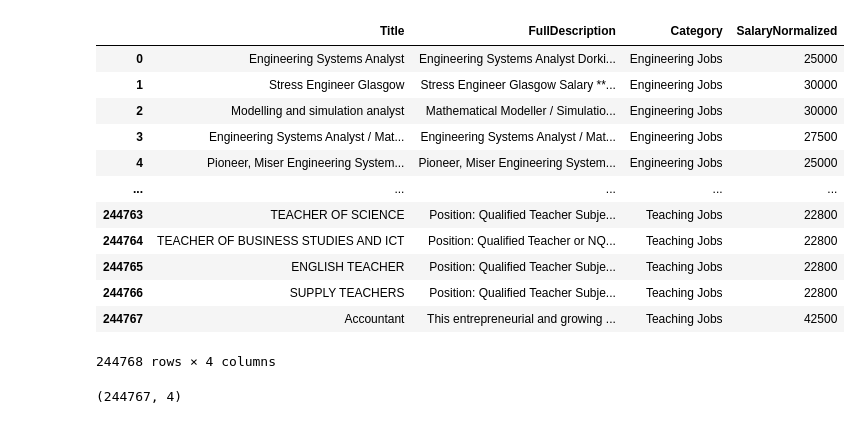
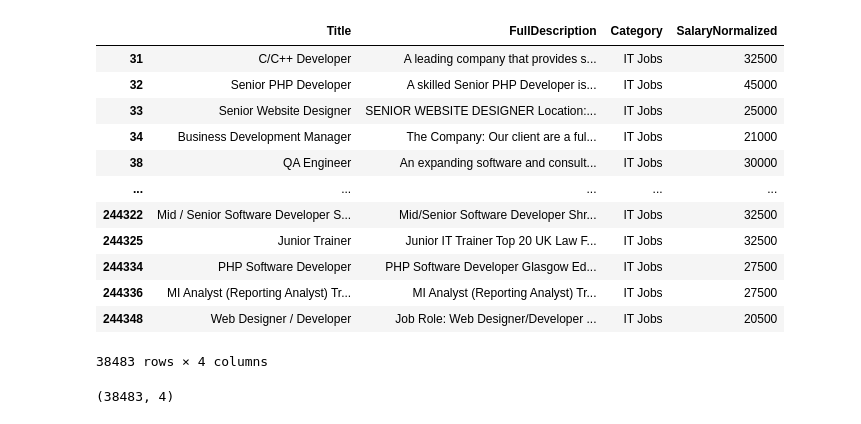
Before and after one commit to NickSzczerb/hooked-on-recruiting, a Jupyter notebook: yan_preprocess/Preprocessing.ipynb, the cells around one changed output. Cells and saved outputs as stored; diff of their text form; code cells hidden in the pictures.

```diff
--- a/yan_preprocess/Preprocessing.ipynb
+++ b/yan_preprocess/Preprocessing.ipynb
@@ -20,28 +21,29 @@ df=pd.read_csv('../raw_data/Train_rev1.csv')
 # %%
 #drop unusefull info
 df=df.drop(columns=['Id',
                     'LocationRaw',
                     'LocationNormalized',
                     'ContractType',
                     'ContractTime',
                     'Company',
                     'SalaryRaw',
                     'SourceName'])
+df=df[df['Category']=='IT Jobs']
 df
 # %% [output]
 |  | Title | FullDescription | Category | SalaryNormalized |
-| 0 | Engineering Systems Analyst | Engineering Systems Analyst Dorki... | Engineering Jobs | 25000 |
-| 1 | Stress Engineer Glasgow | Stress Engineer Glasgow Salary **... | Engineering Jobs | 30000 |
-| 2 | Modelling and simulation analyst | Mathematical Modeller / Simulatio... | Engineering Jobs | 30000 |
-| 3 | Engineering Systems Analyst / Mat... | Engineering Systems Analyst / Mat... | Engineering Jobs | 27500 |
-| 4 | Pioneer, Miser Engineering System... | Pioneer, Miser Engineering System... | Engineering Jobs | 25000 |
+| 31 | C/C++ Developer | A leading company that provides s... | IT Jobs | 32500 |
+| 32 | Senior PHP Developer | A skilled Senior PHP Developer is... | IT Jobs | 45000 |
+| 33 | Senior Website Designer | SENIOR WEBSITE DESIGNER Location:... | IT Jobs | 25000 |
+| 34 | Business Development Manager | The Company: Our client are a ful... | IT Jobs | 21000 |
+| 38 | QA Engineer | An expanding software and consult... | IT Jobs | 30000 |
 | ... | ... | ... | ... | ... |
-| 244763 | TEACHER OF SCIENCE | Position: Qualified Teacher Subje... | Teaching Jobs | 22800 |
-| 244764 | TEACHER OF BUSINESS STUDIES AND ICT | Position: Qualified Teacher or NQ... | Teaching Jobs | 22800 |
-| 244765 | ENGLISH TEACHER | Position: Qualified Teacher Subje... | Teaching Jobs | 22800 |
-| 244766 | SUPPLY TEACHERS | Position: Qualified Teacher Subje... | Teaching Jobs | 22800 |
-| 244767 | Accountant | This entrepreneurial and growing ... | Teaching Jobs | 42500 |
+| 244322 | Mid / Senior Software Developer S... | Mid/Senior Software Developer Shr... | IT Jobs | 32500 |
+| 244325 | Junior Trainer | Junior IT Trainer Top 20 UK Law F... | IT Jobs | 32500 |
+| 244334 | PHP Software Developer | PHP Software Developer Glasgow Ed... | IT Jobs | 27500 |
+| 244336 | MI Analyst (Reporting Analyst) Tr... | MI Analyst (Reporting Analyst) Tr... | IT Jobs | 27500 |
+| 244348 | Web Designer / Developer | Job Role: Web Designer/Developer ... | IT Jobs | 20500 |
-244768 rows × 4 columns
+38483 rows × 4 columns
 # %%
 #drop null rows
 df=df.dropna(axis=0, how='any')
@@ -49,7 +51,7 @@ df=df.dropna(axis=0, how='any')
 # %%
 df.shape
 # %% [output]
-(244767, 4)
+(38483, 4)
 # %%
 # remove punctuation
 def remove_punctuation(text):
```
Also changed, not shown: parts of 25 cells of this notebook.
